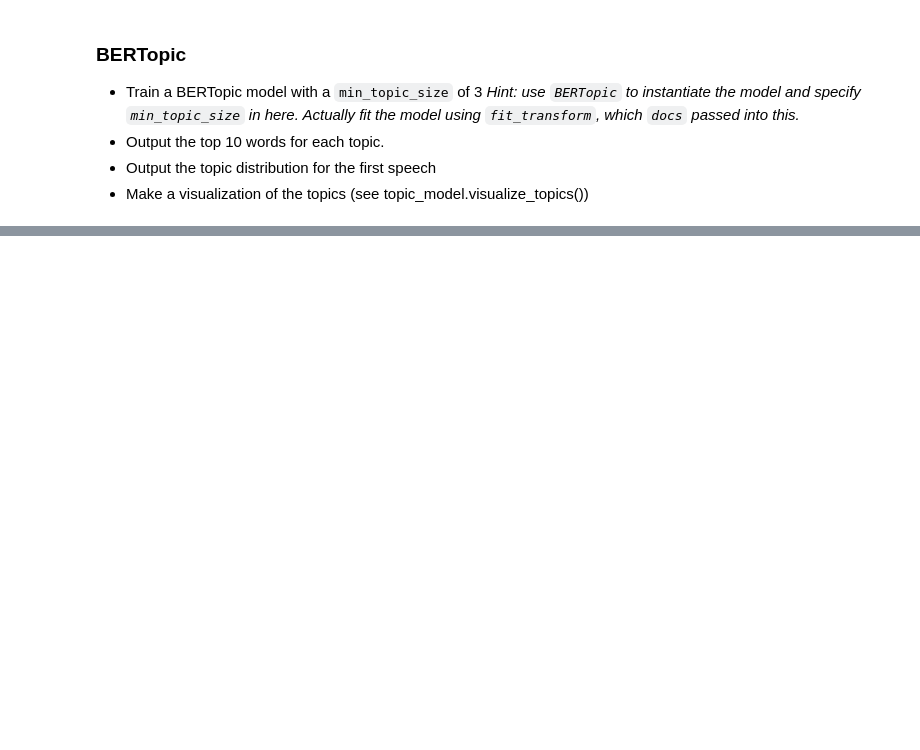
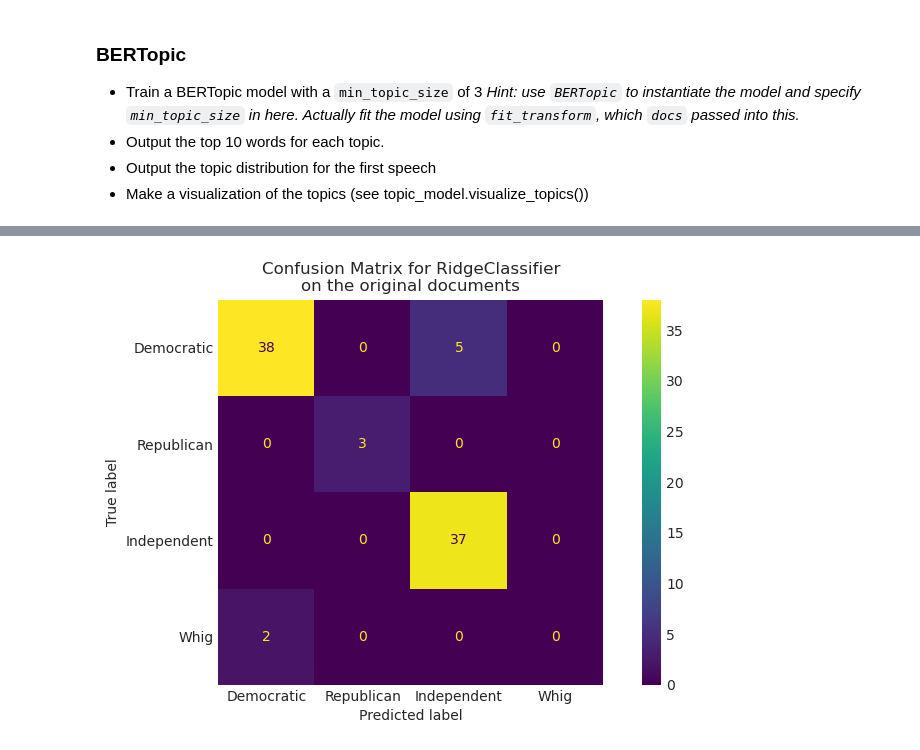
Before and after one commit to UCB-stat-159-f25/proj02-group09, a Jupyter notebook: proj02-nlp.ipynb, the cells around one changed output, grey strips where cells are left out. Cells and saved outputs as stored; diff of their text form; code cells hidden in the pictures; blank space fills up the shorter version.

```diff
--- a/proj02-nlp.ipynb
+++ b/proj02-nlp.ipynb
@@ -452,35 +574,21 @@ df_pres_parties
 # %%
-data_train_dem = df_dems.sample(n=20, replace=False)
-data_train_rep = df_reps.sample(n=20, replace=False)
-data_train_ind = df_ind.sample(n=5, replace=False)
-data_train_whig = df_whig.sample(n=5, replace=False)
-
 # Training set
 data_train = df_pres_parties.sample(n=100, replace=False)
 
-data_test_dem = df_dems.sample(n=10, replace=False)
-data_test_rep = df_reps.sample(n=10, replace=False)
-data_test_ind = df_ind.sample(n=5, replace=False)
-data_test_whig = df_whig.sample(n=3, replace=False)
-data_test = pd.concat([data_test_dem, data_test_rep])
-
 # Test set
 data_test = df_pres_parties.drop(data_train.index)
-print(len(df_pres_parties), len(data_train), len(data_test))
 # %%
 def train_test_datasets(verbose=False, remove=()):
-    """Load and vectorize the 20 newsgroups dataset."""
+    """Load and vectorize the Presidents speeches"""
 
     # order of labels in `target_names` can be different from `categories`
     target_names = categories
 
     # split target in a training set and a test set
-    y_train, y_test =  data_train["party"], data_test["party"]
+    y_train, y_test = data_train["party"], data_test["party"]
 
     # Extracting features from the training data using a sparse vectorizer
-    vectorizer = TfidfVectorizer(
-        sublinear_tf=True, max_df=0.5, min_df=5, stop_words="english"
-    )
+    vectorizer = TfidfVectorizer(sublinear_tf=True, max_df=0.5, min_df=5, stop_words="english")
     X_train = vectorizer.fit_transform(data_train.Text)
 
     # Extracting features from the test data using the same vectorizer
@@ -496,19 +604,18 @@ from sklearn.linear_model import RidgeClassifier
 
 clf = RidgeClassifier(tol=1e-2, solver="sparse_cg")
 clf.fit(X_train, y_train)
-pred = clf.predict(X_test)
+y_pred = clf.predict(X_test)
 # %%
 import matplotlib.pyplot as plt
-
 from sklearn.metrics import ConfusionMatrixDisplay
 
 fig, ax = plt.subplots(figsize=(10, 5))
-ConfusionMatrixDisplay.from_predictions(y_test, pred, ax=ax)
+ConfusionMatrixDisplay.from_predictions(y_test, y_pred, ax=ax)
 ax.xaxis.set_ticklabels(target_names)
 ax.yaxis.set_ticklabels(target_names)
-_ = ax.set_title(
-    f"Confusion Matrix for {clf.__class__.__name__}\non the original documents"
-)
+_ = ax.set_title(f"Confusion Matrix for {clf.__class__.__name__}\non the original documents")
+# %% [output]
+[figure, added]
 # %%
 import numpy as np
 
```
Also changed, not shown: parts of 18 cells of this notebook.
